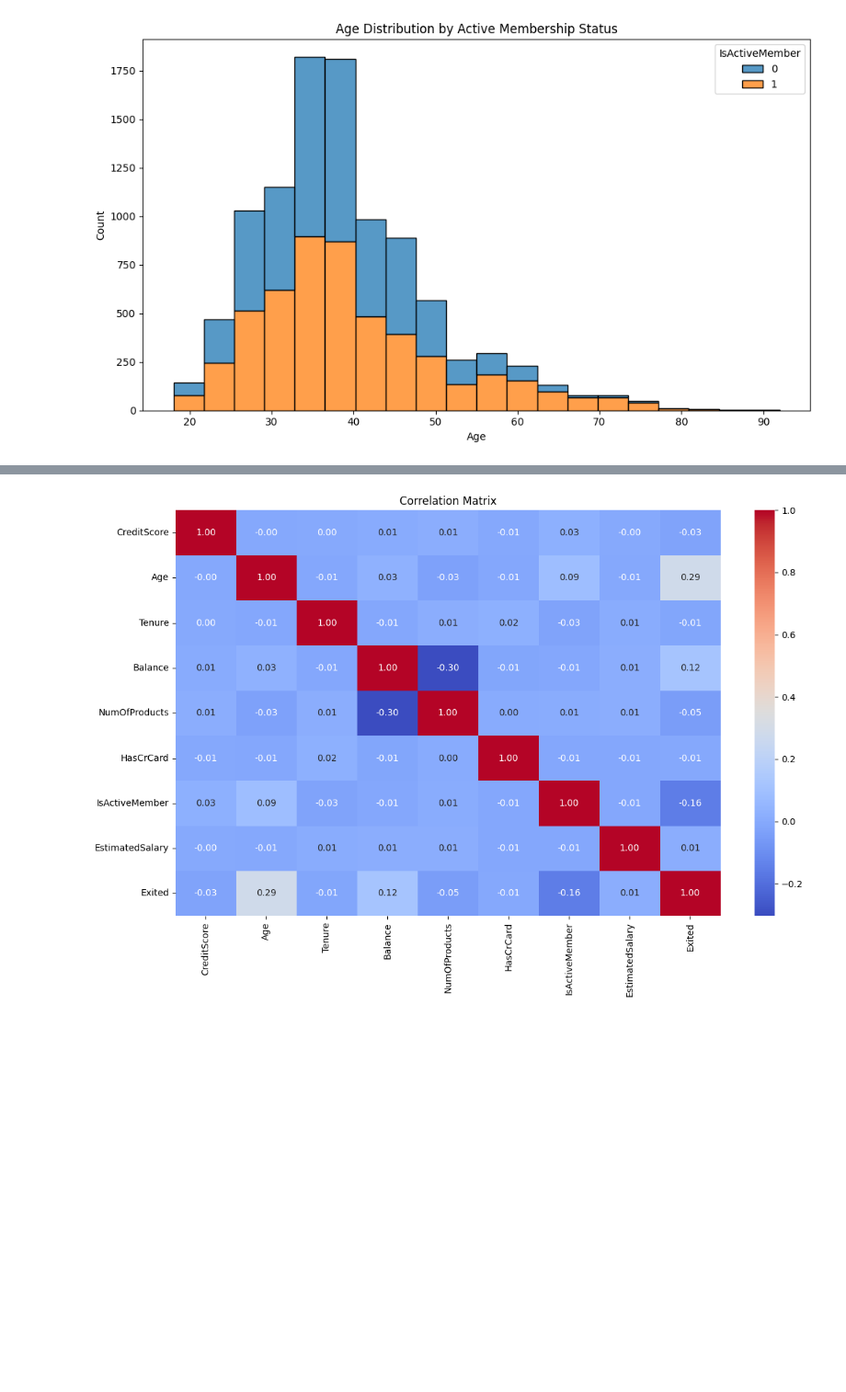
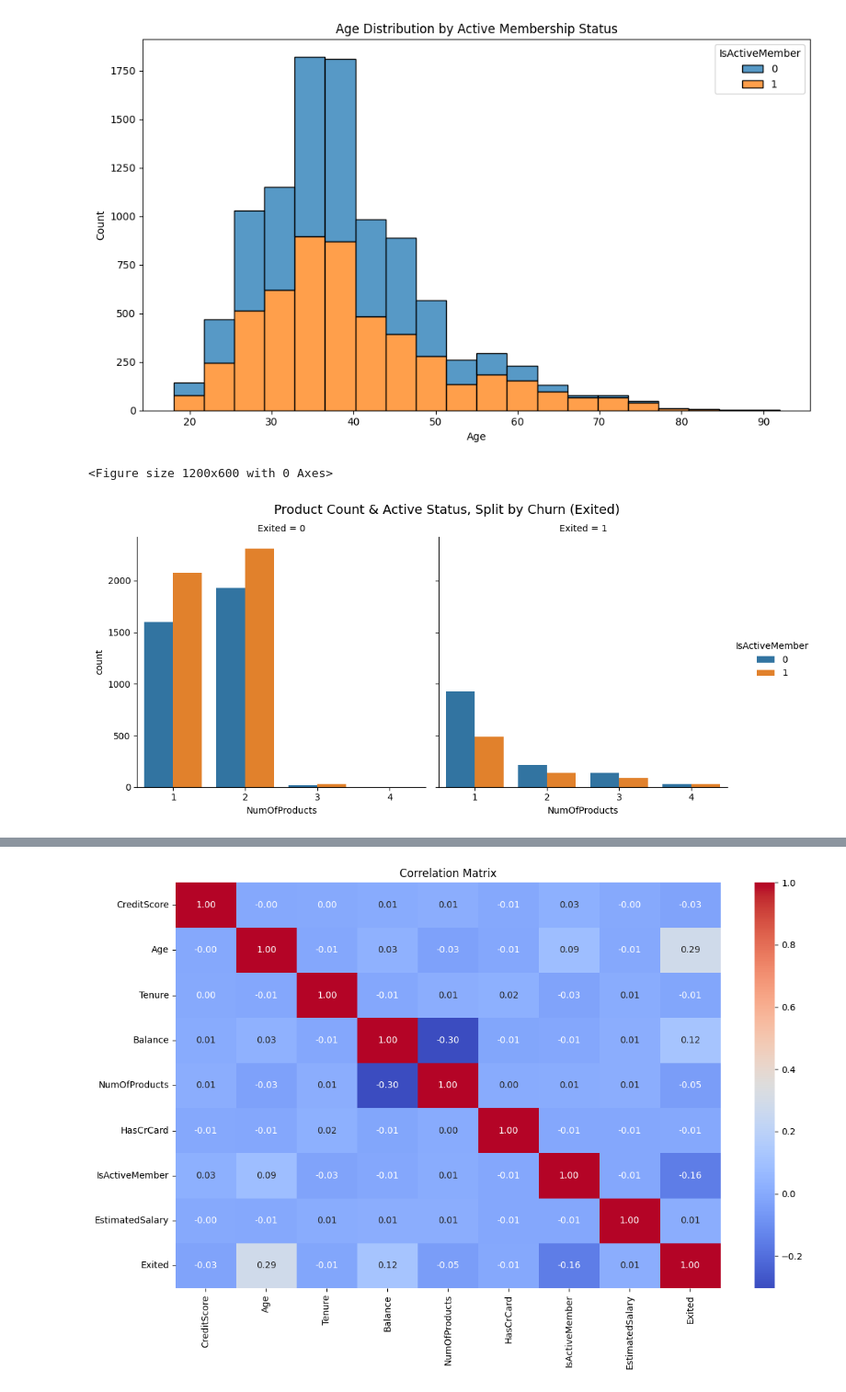
Before and after one commit to Over-Mind1/end-to-end-churn-project, a Jupyter notebook: Notebooks/EDA.ipynb, the cells around one changed output, grey strips where cells are left out. Shown at 92% size. Cells and saved outputs as stored; diff of their text form; code cells hidden in the pictures; blank space fills up the shorter version.

```diff
--- a/Notebooks/EDA.ipynb
+++ b/Notebooks/EDA.ipynb
@@ -168,3 +168,22 @@ plt.tight_layout()
 plt.show()
 # %% [output]
 [figure]
+# %%
+plt.figure(figsize=(12, 6))
+
+sns.catplot(
+    data=df,
+    x='NumOfProducts',
+    hue='IsActiveMember',
+    col='Exited',  # Facet the plots by Churn Status
+    kind='count',
+    height=5,
+    aspect=1.0
+)
+
+plt.subplots_adjust(top=0.88)
+plt.suptitle('Product Count & Active Status, Split by Churn (Exited)', fontsize=14)
+plt.show()
+# %% [output]
+<Figure size 1200x600 with 0 Axes>
+[figure, added]
```
Also changed, not shown: parts of 1 cell of this notebook, 2 other files.
